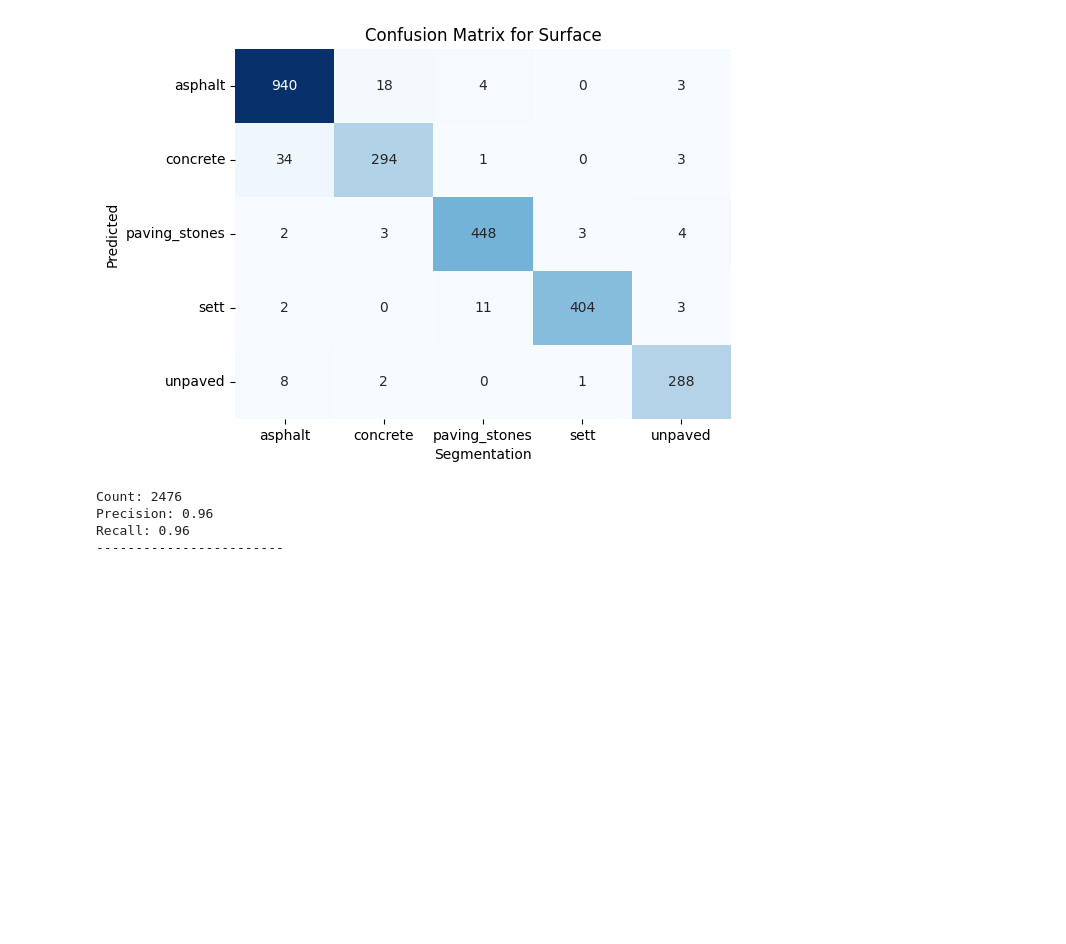
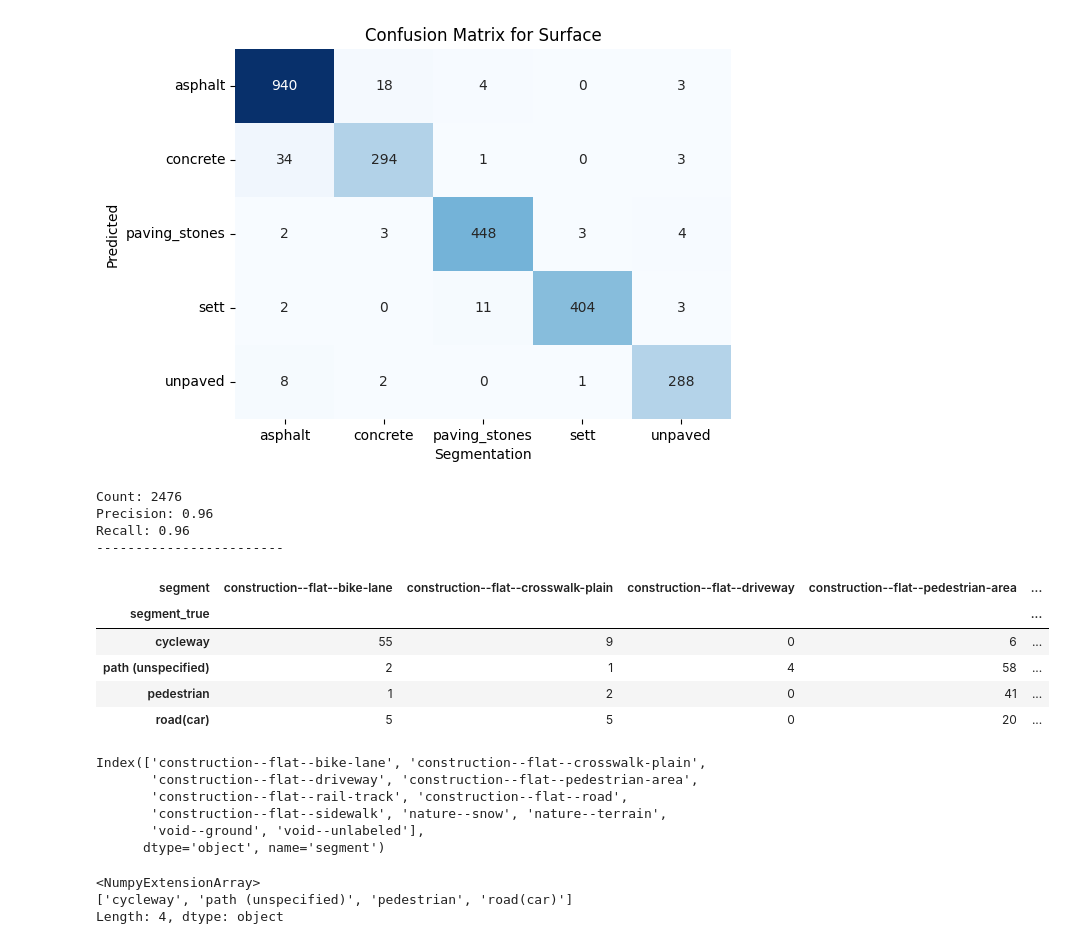
Before and after one commit to SurfaceAI/classification_models, a Jupyter notebook: evaluations/analyze_prediction_VX_train_validation_segmentation.ipynb, the cells around one changed output. Saved outputs shown, nothing was run; the diff lists cells and outputs as text; code cells hidden in the pictures; blank space fills up the shorter version.

```diff
--- a/evaluations/analyze_prediction_VX_train_validation_segmentation.ipynb
+++ b/evaluations/analyze_prediction_VX_train_validation_segmentation.ipynb
@@ -75,10 +67,10 @@ seg_pred = seg_pred.loc[idx]
 # %%
 # annot = pd.read_csv(os.path.join(data_path, "V9_annotations_combined.csv"))
 annot = pd.read_csv(os.path.join(data_path, "annotations_combined.csv"))
-annot.rename(columns={"surface": "surface_true", "smoothness": "quality_label_true"}, inplace=True)
+annot.rename(columns={"surface": "surface_true", "smoothness": "quality_label_true", "roadtype": "segment_true"}, inplace=True)
 # annot["quality_float_true"] = annot["quality_label_true"].map({"excellent": 1, "good": 2, "intermediate": 3, "bad": 4, "very_bad": 5})
 # %%
-df = crop_pred.set_index("image_id").join(seg_pred[["image_id", "seg_surface_probability", "seg_surface_label_pred", "segment"]].set_index("image_id"), how="left").join(annot[["image_id", "surface_true", "quality_label_true"]].set_index("image_id"), how="left")
+df = crop_pred.set_index("image_id").join(seg_pred[["image_id", "seg_surface_probability", "seg_surface_label_pred", "segment"]].set_index("image_id"), how="left").join(annot[["image_id", "surface_true", "quality_label_true", "segment_true"]].set_index("image_id"), how="left")
 # %%
 # exclude not recognizable
 df = df[df.surface_true.notna()]
@@ -228 +220,25 @@ equiclassification[["image_id", "is_in_validation",
                     ].to_csv(os.path.join(data_path, "model_predictions", "seg_correct_surface.csv"), index=False)
+# %%
+# Plotting the confusion matrix for segmentation
+
+cross_table = pd.crosstab(df.segment_true, df.segment)
+
+# plt.figure()
+# sns.heatmap(cm, annot=True, fmt="d", cmap="Blues", cbar=False,
+#             xticklabels=cross_table.columns,
+#             yticklabels=cross_table.index.array,
+#             )
+
+# plt.title(f"Confusion Matrix for Segmentation Types")
+# plt.xlabel("Segmentation")
+# plt.ylabel("Predicted")
+# plt.show()
+# %%
+cross_table
+# %% [output]
+| segment | construction--flat--bike-lane | construction--flat--crosswalk-plain | construction--flat--driveway | construction--flat--pedestrian-area | ... |
+| segment_true |  |  |  |  | ... |
+| cycleway | 55 | 9 | 0 | 6 | ... |
+| path (unspecified) | 2 | 1 | 4 | 58 | ... |
+| pedestrian | 1 | 2 | 0 | 41 | ... |
+| road(car) | 5 | 5 | 0 | 20 | ... |
@@ -229,3 +251,18 @@ equiclassification[["image_id", "is_in_validation",
+# %%
+cross_table.columns
+# %% [output]
+Index(['construction--flat--bike-lane', 'construction--flat--crosswalk-plain',
+       'construction--flat--driveway', 'construction--flat--pedestrian-area',
+       'construction--flat--rail-track', 'construction--flat--road',
+       'construction--flat--sidewalk', 'nature--snow', 'nature--terrain',
+       'void--ground', 'void--unlabeled'],
+      dtype='object', name='segment')
+# %%
+cross_table.index.array
+# %% [output]
+<NumpyExtensionArray>
+['cycleway', 'path (unspecified)', 'pedestrian', 'road(car)']
+Length: 4, dtype: object
 # %%
 # TODO: update columns before saving
 # df_comment = pd.DataFrame()
```
Also changed, not shown: parts of 7 cells of this notebook, 3 other files.
